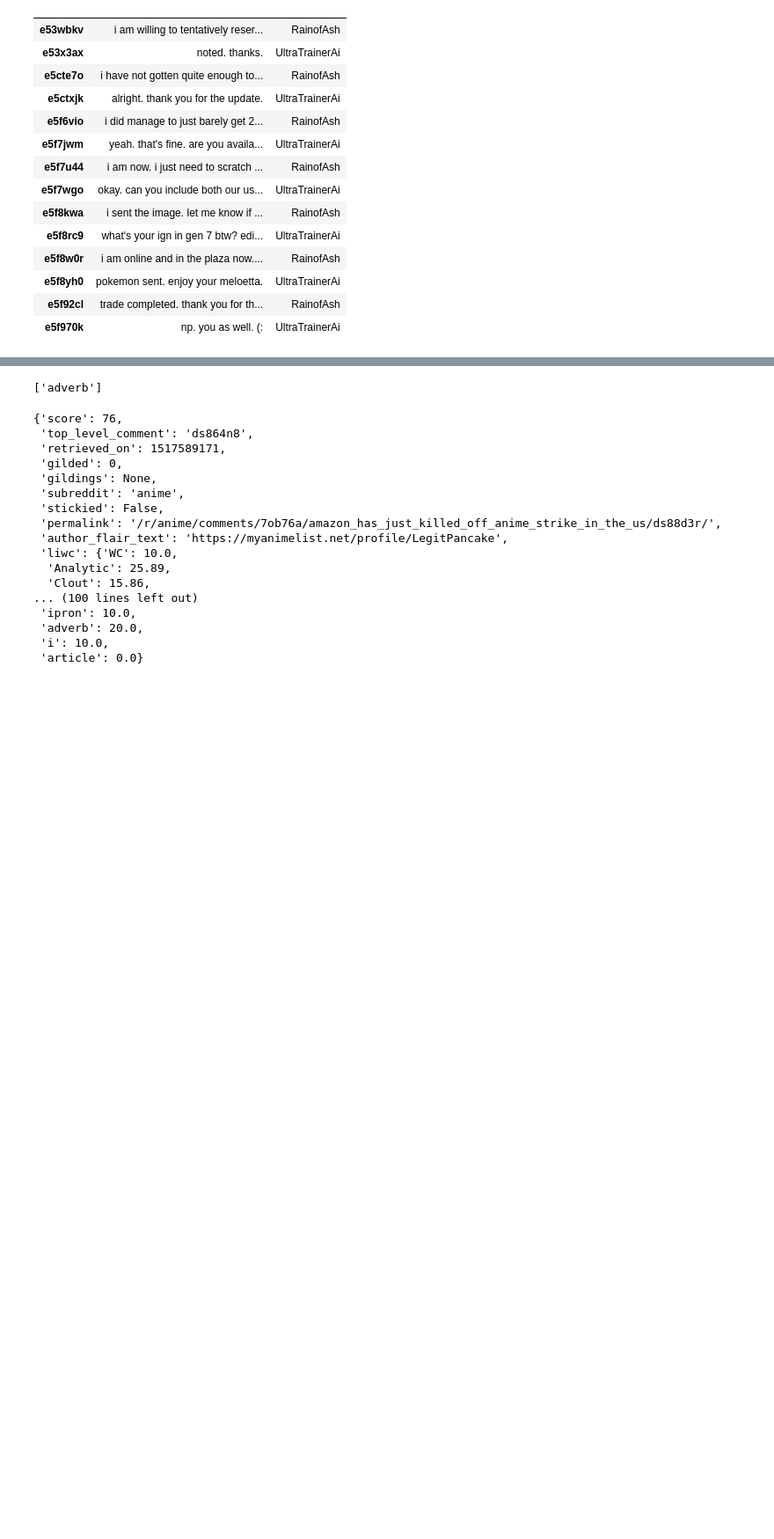
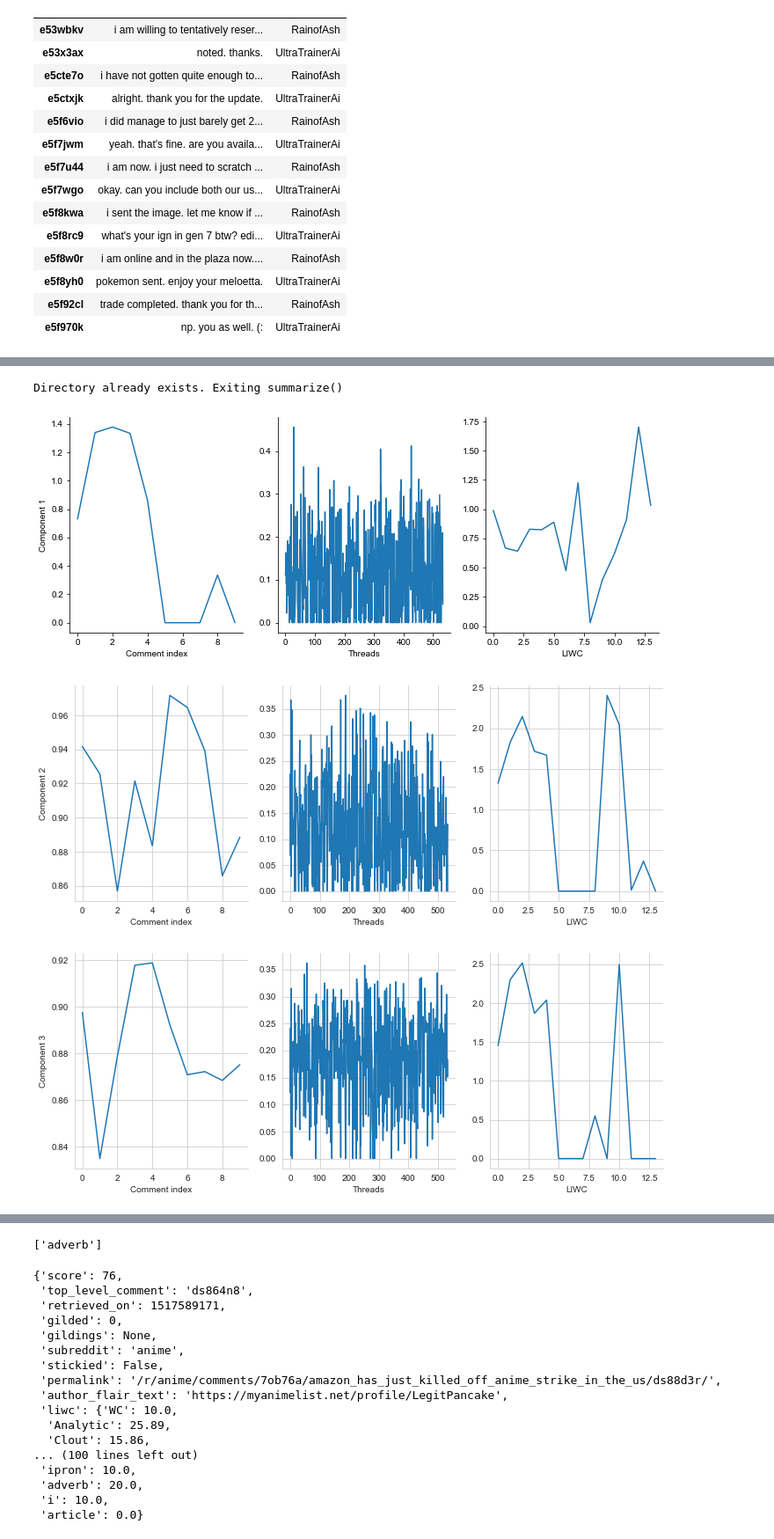
Before and after one commit to rgangela99/Cornell-Conversational-Analysis-Toolkit, a Jupyter notebook: convokit/tensor_decomposer/experiments/LIWC-tensor-paths-first60.ipynb, the cells around one changed output, grey strips where cells are left out. Shown at 88% size. Drawn from its saved outputs; the diff is of its cells as text; code cells hidden in the pictures; blank space fills up the shorter version.

```diff
--- a/convokit/tensor_decomposer/experiments/LIWC-tensor-paths-first60.ipynb
+++ b/convokit/tensor_decomposer/experiments/LIWC-tensor-paths-first60.ipynb
@@ -162,0 +165,5 @@ td_present.get_component_example(component_idx_to_distinctive, 3)
+# %%
+td_cmv = TensorDecomposer(feature_set=['liwc-present-{}'.format(idx) for idx in range(1, 10+1)],
+                              obj_type="conversation", tensor_func='tensortools-ncp-bcd', rank=9)
+# %%
+td_cmv.fit(corpus, selector=lambda convo: convo.meta['subreddit']=='changemyview')
@@ -162,0 +189,10 @@ td_present.get_component_example(component_idx_to_distinctive, 3)
+# %%
+td_cmv.summarize(corpus, axis_names=['Comment index', 'Threads', 'LIWC'],
+             output_dir='convokit/tensor_decomposer/reports/liwc-present-cmv-first60-TCA',
+             report_title='LIWC-present-cmv-first60-nonnegative',
+             liwc=True)
+# %% [output]
+Directory already exists. Exiting summarize()
+[figure, added]
+[figure, added]
+[figure, added]
```
Also changed, not shown: parts of 6 cells of this notebook, 5 other files.
